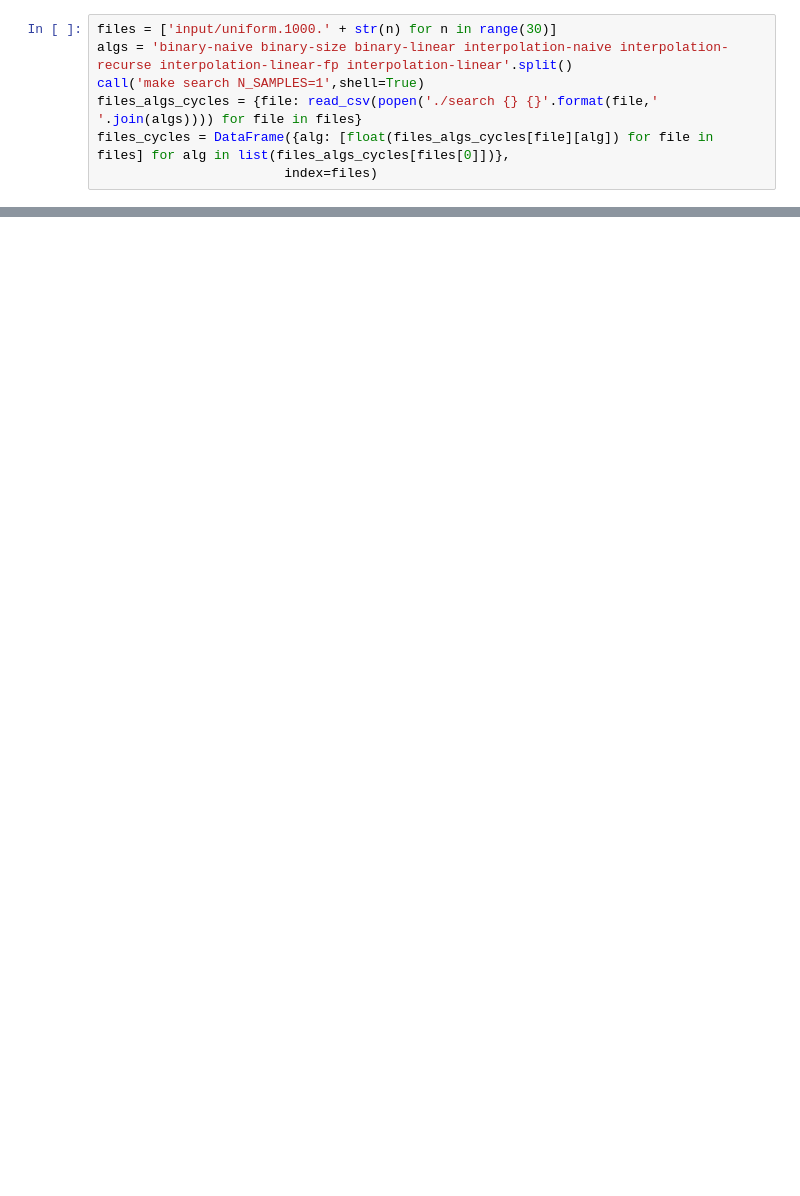
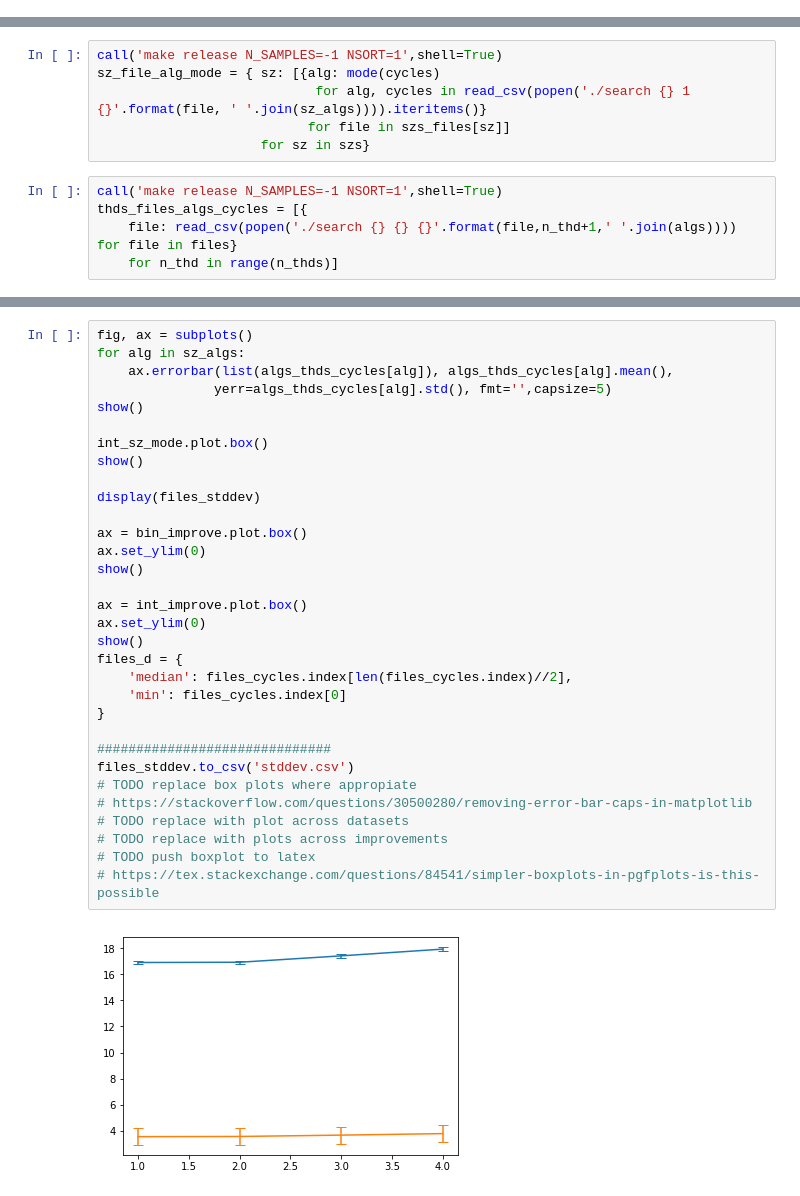
Before and after one commit to eyepatchParrot/search, a Jupyter notebook: 681.ipynb, the cells around one changed output, grey strips where cells are left out. Drawn from its saved outputs; the diff is of its cells as text; blank space fills up the shorter version.

```diff
--- a/681.ipynb
+++ b/681.ipynb
@@ -33,7 +77,0 @@ Z = 1.96 # Assume 95% confidence interval http://bit.ly/2qszG3k
-# %%
-files = ['input/uniform.1000.' + str(n) for n in range(30)]
-algs = 'binary-naive binary-size binary-linear interpolation-naive interpolation-recurse interpolation-linear-fp interpolation-linear'.split()
-call('make search N_SAMPLES=1',shell=True)
-files_algs_cycles = {file: read_csv(popen('./search {} {}'.format(file,' '.join(algs)))) for file in files}
-files_cycles = DataFrame({alg: [float(files_algs_cycles[file][alg]) for file in files] for alg in list(files_algs_cycles[files[0]])},
-                        index=files)
@@ -253,0 +87,11 @@ show()
+# %%
+call('make release N_SAMPLES=-1 NSORT=1',shell=True)
+sz_file_alg_mode = { sz: [{alg: mode(cycles)
+                            for alg, cycles in read_csv(popen('./search {} 1 {}'.format(file, ' '.join(sz_algs)))).iteritems()}
+                           for file in szs_files[sz]]
+                     for sz in szs}
+# %%
+call('make release N_SAMPLES=-1 NSORT=1',shell=True)
+thds_files_algs_cycles = [{
+    file: read_csv(popen('./search {} {} {}'.format(file,n_thd+1,' '.join(algs)))) for file in files}
+    for n_thd in range(n_thds)]
@@ -253,0 +121,34 @@ show()
+# %%
+fig, ax = subplots()
+for alg in sz_algs:
+    ax.errorbar(list(algs_thds_cycles[alg]), algs_thds_cycles[alg].mean(),
+               yerr=algs_thds_cycles[alg].std(), fmt='',capsize=5)
+show()
+
+int_sz_mode.plot.box()
+show()
+
+display(files_stddev)
+
+ax = bin_improve.plot.box()
+ax.set_ylim(0)
+show()
+
+ax = int_improve.plot.box()
+ax.set_ylim(0)
+show()
+files_d = {
+    'median': files_cycles.index[len(files_cycles.index)//2],
+    'min': files_cycles.index[0]
+}
+
+##############################
+files_stddev.to_csv('stddev.csv')
+# TODO replace box plots where appropiate
+# https://stackoverflow.com/questions/30500280/removing-error-bar-caps-in-matplotlib
+# TODO replace with plot across datasets
+# TODO replace with plots across improvements
+# TODO push boxplot to latex
+# https://tex.stackexchange.com/questions/84541/simpler-boxplots-in-pgfplots-is-this-possible
+# %% [output]
+[figure, added]
```
Also changed, not shown: parts of 21 cells of this notebook, 3 other files.
